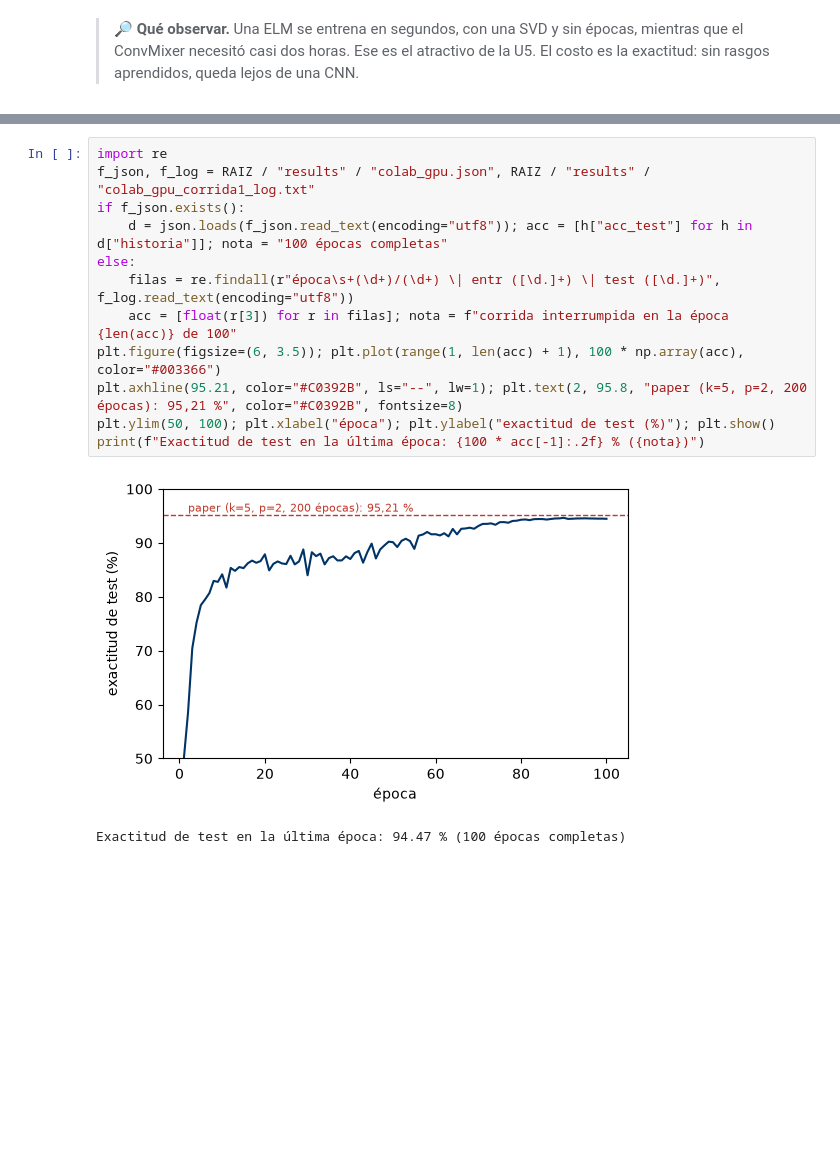
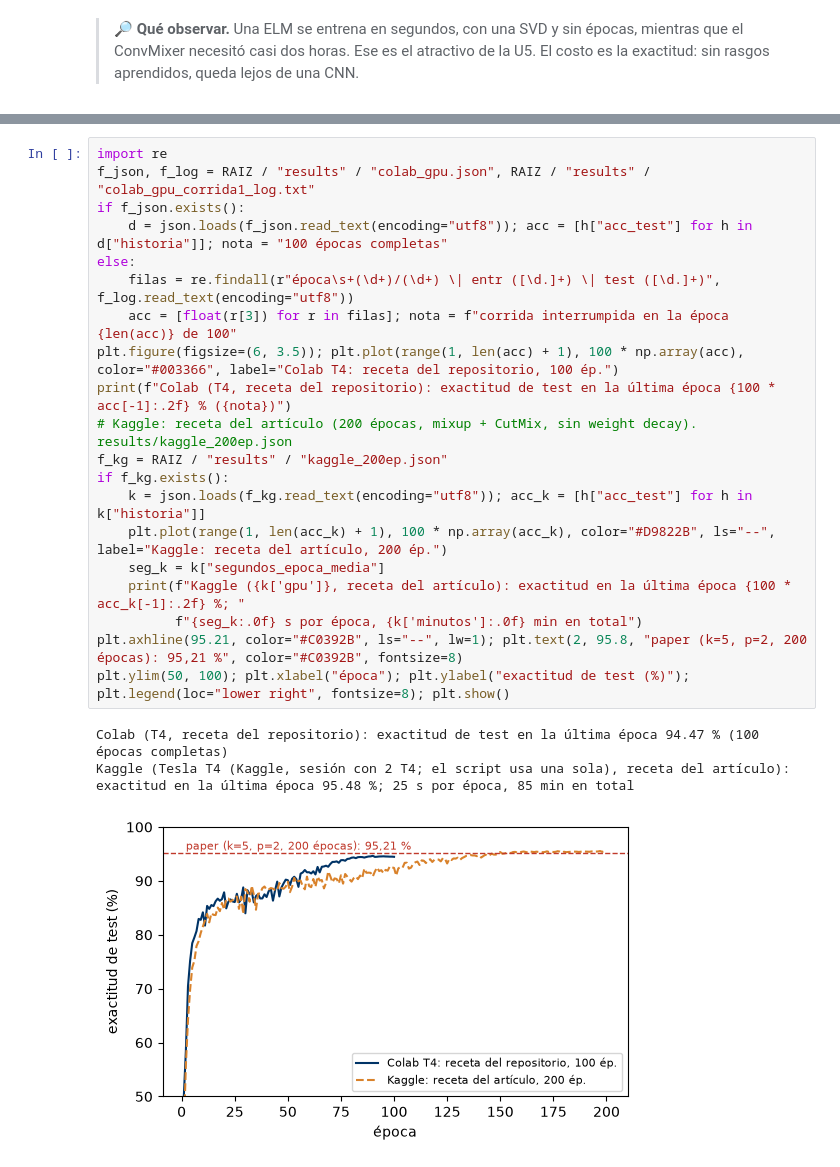
Before and after one commit to marcoskantor/UNAJ-TF-ConvMixer, a Jupyter notebook: notebooks/replica_convmixer.ipynb, the cells around one changed output, grey strips where cells are left out. Saved outputs shown, nothing was run; the diff lists cells and outputs as text; blank space fills up the shorter version.

```diff
--- a/notebooks/replica_convmixer.ipynb
+++ b/notebooks/replica_convmixer.ipynb
@@ -349,16 +352,25 @@ La celda lee el resultado guardado (o el registro parcial, si la sesión gratuit
 # %%
 import re
 f_json, f_log = RAIZ / "results" / "colab_gpu.json", RAIZ / "results" / "colab_gpu_corrida1_log.txt"
 if f_json.exists():
     d = json.loads(f_json.read_text(encoding="utf8")); acc = [h["acc_test"] for h in d["historia"]]; nota = "100 épocas completas"
 else:
     filas = re.findall(r"época\s+(\d+)/(\d+) \| entr ([\d.]+) \| test ([\d.]+)", f_log.read_text(encoding="utf8"))
     acc = [float(r[3]) for r in filas]; nota = f"corrida interrumpida en la época {len(acc)} de 100"
-plt.figure(figsize=(6, 3.5)); plt.plot(range(1, len(acc) + 1), 100 * np.array(acc), color="#003366")
+plt.figure(figsize=(6, 3.5)); plt.plot(range(1, len(acc) + 1), 100 * np.array(acc), color="#003366", label="Colab T4: receta del repositorio, 100 ép.")
+print(f"Colab (T4, receta del repositorio): exactitud de test en la última época {100 * acc[-1]:.2f} % ({nota})")
+# Kaggle: receta del artículo (200 épocas, mixup + CutMix, sin weight decay). results/kaggle_200ep.json
+f_kg = RAIZ / "results" / "kaggle_200ep.json"
+if f_kg.exists():
+    k = json.loads(f_kg.read_text(encoding="utf8")); acc_k = [h["acc_test"] for h in k["historia"]]
+    plt.plot(range(1, len(acc_k) + 1), 100 * np.array(acc_k), color="#D9822B", ls="--", label="Kaggle: receta del artículo, 200 ép.")
+    seg_k = k["segundos_epoca_media"]
+    print(f"Kaggle ({k['gpu']}, receta del artículo): exactitud en la última época {100 * acc_k[-1]:.2f} %; "
+          f"{seg_k:.0f} s por época, {k['minutos']:.0f} min en total")
 plt.axhline(95.21, color="#C0392B", ls="--", lw=1); plt.text(2, 95.8, "paper (k=5, p=2, 200 épocas): 95,21 %", color="#C0392B", fontsize=8)
-plt.ylim(50, 100); plt.xlabel("época"); plt.ylabel("exactitud de test (%)"); plt.show()
-print(f"Exactitud de test en la última época: {100 * acc[-1]:.2f} % ({nota})")
+plt.ylim(50, 100); plt.xlabel("época"); plt.ylabel("exactitud de test (%)"); plt.legend(loc="lower right", fontsize=8); plt.show()
 # %% [output]
+Colab (T4, receta del repositorio): exactitud de test en la última época 94.47 % (100 épocas completas)
+Kaggle (Tesla T4 (Kaggle, sesión con 2 T4; el script usa una sola), receta del artículo): exactitud en la última época 95.48 %; 25 s por época, 85 min en total
-[figure, old version]
+[figure, new version]
-Exactitud de test en la última época: 94.47 % (100 épocas completas)
 # %% [markdown]
```
Also changed, not shown: parts of 3 cells of this notebook, 16 other files.
